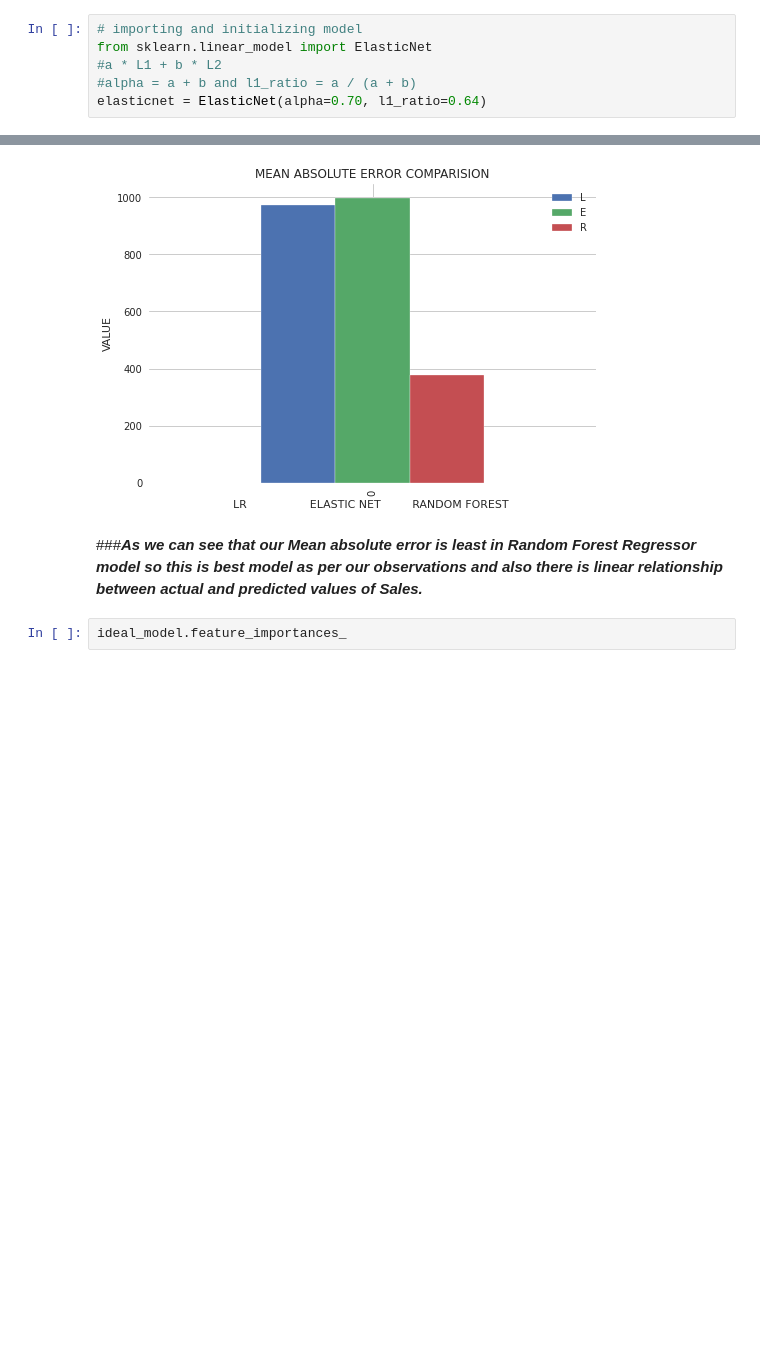
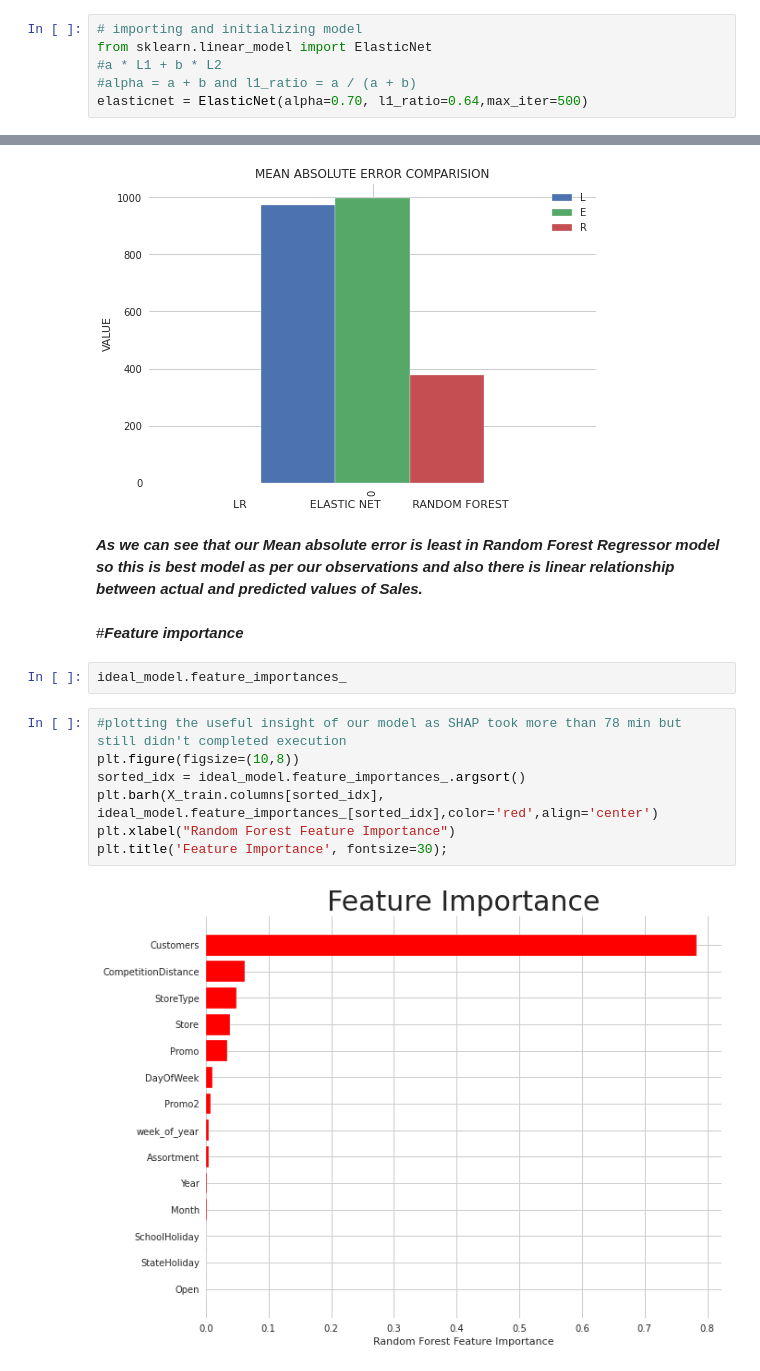
Before and after one commit to asim5800/Retail-Sales-Prediction, a Jupyter notebook: Final_Asim_Rossmann_Sales_Prediction_Capstone_Project.ipynb, the cells around one changed output, grey strips where cells are left out. Cells and saved outputs as stored; diff of their text form; blank space fills up the shorter version.

```diff
--- a/Final_Asim_Rossmann_Sales_Prediction_Capstone_Project.ipynb
+++ b/Final_Asim_Rossmann_Sales_Prediction_Capstone_Project.ipynb
@@ -636,7 +636,7 @@ sns.lmplot(x='Real', y='PredictedLR', data=dataset_lr, line_kws={'color': 'black
 from sklearn.linear_model import ElasticNet
 #a * L1 + b * L2
 #alpha = a + b and l1_ratio = a / (a + b)
-elasticnet = ElasticNet(alpha=0.70, l1_ratio=0.64)
+elasticnet = ElasticNet(alpha=0.70, l1_ratio=0.64,max_iter=500)
 # %%
 #training our model
 elasticnet.fit(X_train,y_train)
@@ -863,6 +863,17 @@ plt.show()
 # %% [output]
 [figure]
 # %% [markdown]
-###***As we can see that our Mean absolute error is least in Random Forest Regressor model so this is best model as per our observations and also there is linear relationship between actual and predicted values of Sales.***
+***As we can see that our Mean absolute error is least in Random Forest Regressor model so this is best model as per our observations and also there is linear relationship between actual and predicted values of Sales.***
+# %% [markdown]
+#***Feature importance***
 # %%
 ideal_model.feature_importances_
+# %%
+#plotting the useful insight of our model as SHAP took more than 78 min but still didn't completed execution
+plt.figure(figsize=(10,8))
+sorted_idx = ideal_model.feature_importances_.argsort()
+plt.barh(X_train.columns[sorted_idx], ideal_model.feature_importances_[sorted_idx],color='red',align='center')
+plt.xlabel("Random Forest Feature Importance")
+plt.title('Feature Importance', fontsize=30);
+# %% [output]
+[figure, added]
```
Also changed, not shown: parts of 5 cells of this notebook.
